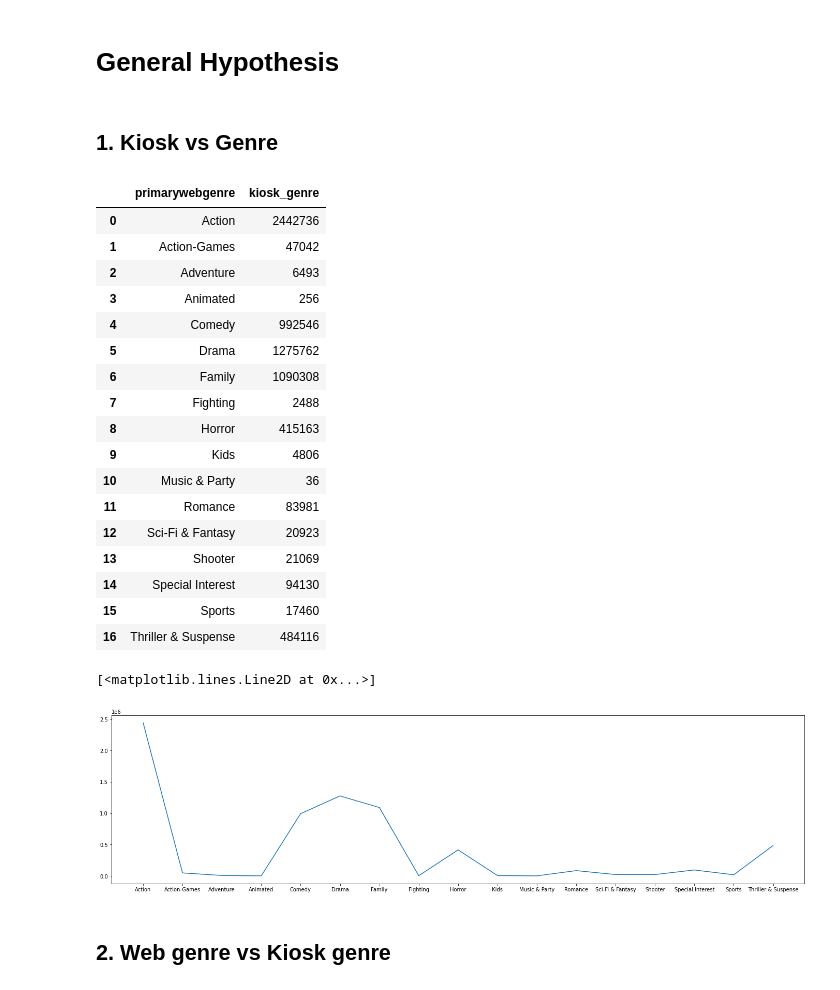
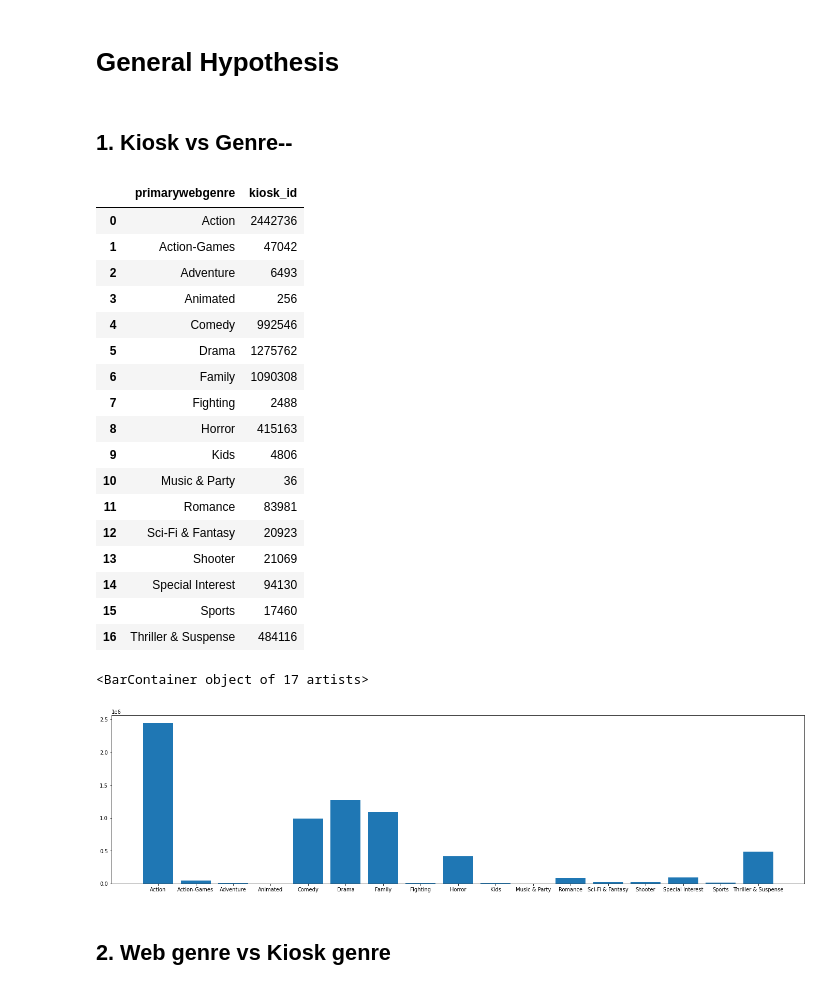
Before and after one commit to saurabhmathco/redbox_promosensitivity, a Jupyter notebook: Redbox_open.ipynb, the cells around one changed output. Cells and saved outputs as stored; diff of their text form; code cells hidden in the pictures.

```diff
--- a/Redbox_open.ipynb
+++ b/Redbox_open.ipynb
@@ -460,14 +460,14 @@ Name: rentdatekey, Length: 89, dtype: int64
 # %% [markdown]
 # General Hypothesis
 # %% [markdown]
-## 1. Kiosk vs Genre
+## 1. Kiosk vs Genre--
 # %%
 kiosk_genre=trans_df.groupby(["primarywebgenre"]).kioskclient_id.count()
 #trans_df["count_transactionid"]=trans_df["count_transactionid"]
-kiosk_genre_df=kiosk_genre.to_frame(name="kiosk_genre").reset_index()
+kiosk_genre_df=kiosk_genre.to_frame(name="kiosk_id").reset_index()
 kiosk_genre_df
 # %% [output]
-|  | primarywebgenre | kiosk_genre |
+|  | primarywebgenre | kiosk_id |
 | 0 | Action | 2442736 |
 | 1 | Action-Games | 47042 |
 | 2 | Adventure | 6493 |
@@ -487,10 +487,10 @@ kiosk_genre_df
 | 16 | Thriller & Suspense | 484116 |
 # %%
 plt.figure(figsize=(24,6))
-plt.plot(kiosk_genre_df["primarywebgenre"],kiosk_genre_df["kiosk_genre"])
+plt.bar(kiosk_genre_df["primarywebgenre"],kiosk_genre_df["kiosk_id"])
 # %% [output]
-[<matplotlib.lines.Line2D at 0x...>]
+<BarContainer object of 17 artists>
-[figure, old version]
+[figure, new version]
 # %% [markdown]
 ## 2. Web genre vs Kiosk genre
 # %%
```
Also changed, not shown: parts of 91 cells of this notebook.
